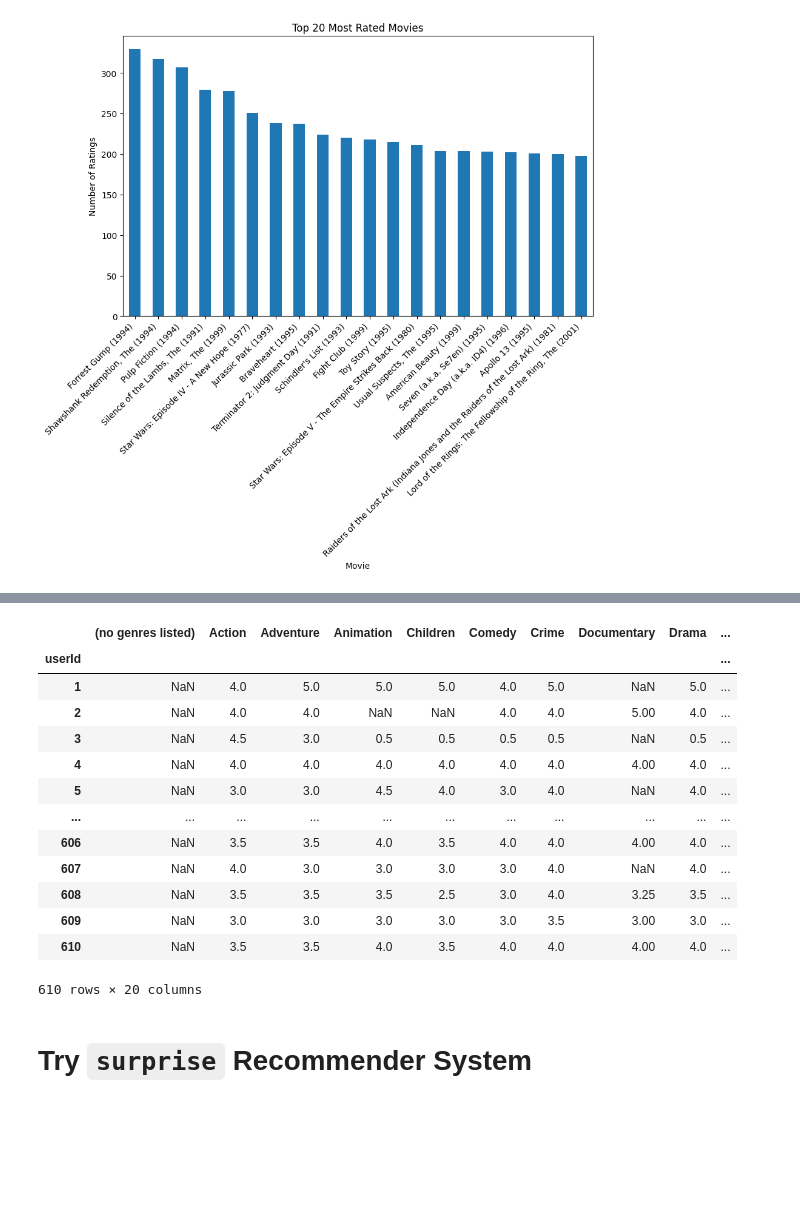
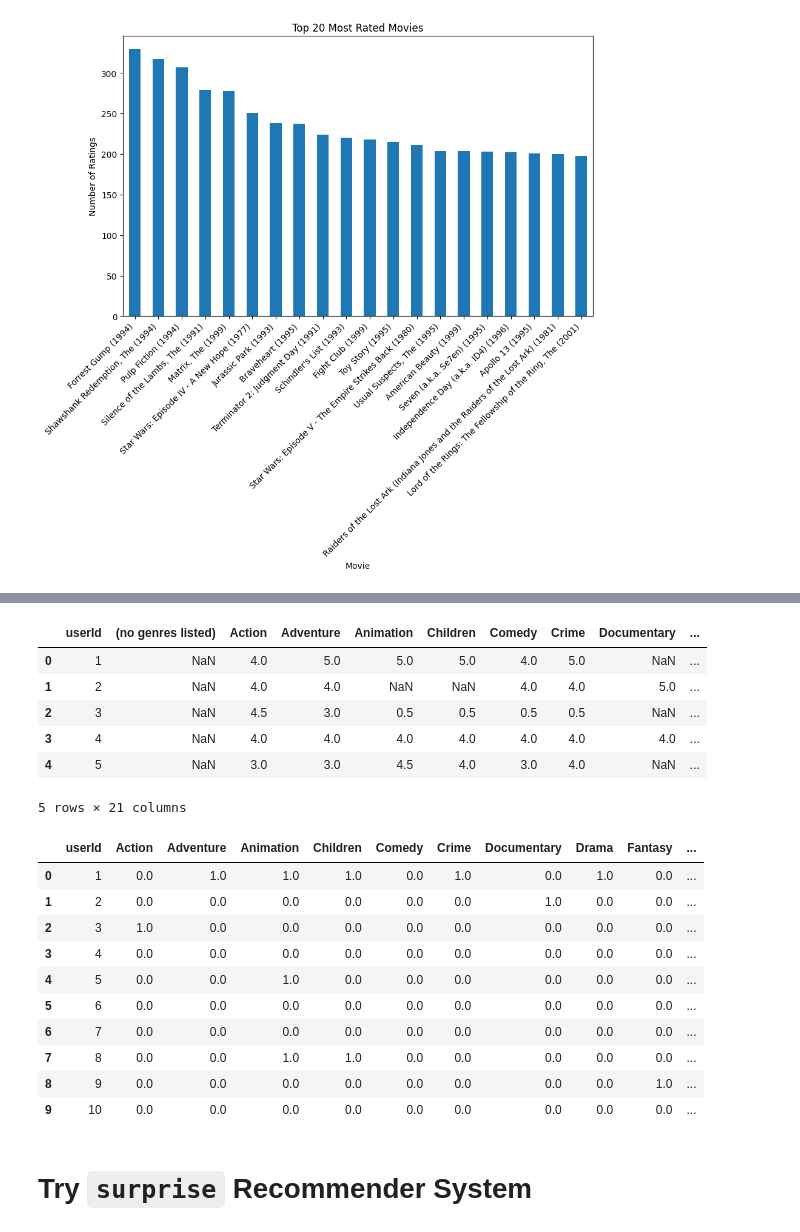
Before and after one commit to simonhui1/Recommendation_Systems, a Jupyter notebook: index.ipynb, the cells around one changed output, grey strips where cells are left out. Drawn from its saved outputs; the diff is of its cells as text; code cells hidden in the pictures; blank space fills up the shorter version.

Commit message:
genre preference

```diff
--- a/index.ipynb
+++ b/index.ipynb
@@ -298,29 +280,55 @@ plt.show()
 # %%
+# median values of individual users for each genre
 median_ratings = {}
 for genre in genre_names:
     median_ratings[genre] = movies.loc[movies[genre] == 1].groupby('userId')['rating'].median()
 
-median_ratings
+user_ratings_df = pd.DataFrame(median_ratings).reset_index()
+
+user_ratings_df.head()
+# %% [output]
+|  | userId | (no genres listed) | Action | Adventure | Animation | Children | Comedy | Crime | Documentary | ... |
+| 0 | 1 | NaN | 4.0 | 5.0 | 5.0 | 5.0 | 4.0 | 5.0 | NaN | ... |
+| 1 | 2 | NaN | 4.0 | 4.0 | NaN | NaN | 4.0 | 4.0 | 5.0 | ... |
+| 2 | 3 | NaN | 4.5 | 3.0 | 0.5 | 0.5 | 0.5 | 0.5 | NaN | ... |
+| 3 | 4 | NaN | 4.0 | 4.0 | 4.0 | 4.0 | 4.0 | 4.0 | 4.0 | ... |
+| 4 | 5 | NaN | 3.0 | 3.0 | 4.5 | 4.0 | 3.0 | 4.0 | NaN | ... |
+5 rows × 21 columns
-# %%
-# DF with median ratings per genre for all users
-user_ratings_df = pd.DataFrame(median_ratings)
-
-user_ratings_df
-# %% [output]
-|  | (no genres listed) | Action | Adventure | Animation | Children | Comedy | Crime | Documentary | Drama | ... |
-| userId |  |  |  |  |  |  |  |  |  | ... |
-| 1 | NaN | 4.0 | 5.0 | 5.0 | 5.0 | 4.0 | 5.0 | NaN | 5.0 | ... |
-| 2 | NaN | 4.0 | 4.0 | NaN | NaN | 4.0 | 4.0 | 5.00 | 4.0 | ... |
-| 3 | NaN | 4.5 | 3.0 | 0.5 | 0.5 | 0.5 | 0.5 | NaN | 0.5 | ... |
-| 4 | NaN | 4.0 | 4.0 | 4.0 | 4.0 | 4.0 | 4.0 | 4.00 | 4.0 | ... |
-| 5 | NaN | 3.0 | 3.0 | 4.5 | 4.0 | 3.0 | 4.0 | NaN | 4.0 | ... |
-| ... | ... | ... | ... | ... | ... | ... | ... | ... | ... | ... |
-| 606 | NaN | 3.5 | 3.5 | 4.0 | 3.5 | 4.0 | 4.0 | 4.00 | 4.0 | ... |
-| 607 | NaN | 4.0 | 3.0 | 3.0 | 3.0 | 3.0 | 4.0 | NaN | 4.0 | ... |
-| 608 | NaN | 3.5 | 3.5 | 3.5 | 2.5 | 3.0 | 4.0 | 3.25 | 3.5 | ... |
-| 609 | NaN | 3.0 | 3.0 | 3.0 | 3.0 | 3.0 | 3.5 | 3.00 | 3.0 | ... |
-| 610 | NaN | 3.5 | 3.5 | 4.0 | 3.5 | 4.0 | 4.0 | 4.00 | 4.0 | ... |
-610 rows × 20 columns
+# %%
+# preprocess to get the genre preference
+
+from sklearn.preprocessing import Binarizer
+
+threshold = 4.0
+
+# getting the genre columns only
+genre_columns = user_ratings_df.drop(["userId", "(no genres listed)"], axis=1).fillna(0)
+
+# fit and transform via Binarizer
+binarizer = Binarizer(threshold=threshold, copy=True)
+genre_columns = binarizer.fit_transform(genre_columns)
+
+# genre columns with preference
+genre_pref_df = pd.DataFrame(genre_columns, columns=binarizer.get_feature_names_out())
+
+# user Id column
+user_id = user_ratings_df['userId']
+
+# concatenate both
+genre_pref_df = pd.concat([user_ratings_df['userId'], genre_pref_df], axis=1)
+genre_pref_df.head(10)
+# %% [output]
+|  | userId | Action | Adventure | Animation | Children | Comedy | Crime | Documentary | Drama | Fantasy | ... |
+| 0 | 1 | 0.0 | 1.0 | 1.0 | 1.0 | 0.0 | 1.0 | 0.0 | 1.0 | 0.0 | ... |
+| 1 | 2 | 0.0 | 0.0 | 0.0 | 0.0 | 0.0 | 0.0 | 1.0 | 0.0 | 0.0 | ... |
+| 2 | 3 | 1.0 | 0.0 | 0.0 | 0.0 | 0.0 | 0.0 | 0.0 | 0.0 | 0.0 | ... |
+| 3 | 4 | 0.0 | 0.0 | 0.0 | 0.0 | 0.0 | 0.0 | 0.0 | 0.0 | 0.0 | ... |
+| 4 | 5 | 0.0 | 0.0 | 1.0 | 0.0 | 0.0 | 0.0 | 0.0 | 0.0 | 0.0 | ... |
+| 5 | 6 | 0.0 | 0.0 | 0.0 | 0.0 | 0.0 | 0.0 | 0.0 | 0.0 | 0.0 | ... |
+| 6 | 7 | 0.0 | 0.0 | 0.0 | 0.0 | 0.0 | 0.0 | 0.0 | 0.0 | 0.0 | ... |
+| 7 | 8 | 0.0 | 0.0 | 1.0 | 1.0 | 0.0 | 0.0 | 0.0 | 0.0 | 0.0 | ... |
+| 8 | 9 | 0.0 | 0.0 | 0.0 | 0.0 | 0.0 | 0.0 | 0.0 | 0.0 | 1.0 | ... |
+| 9 | 10 | 0.0 | 0.0 | 0.0 | 0.0 | 0.0 | 0.0 | 0.0 | 0.0 | 0.0 | ... |
 # %% [markdown]
 # Try `surprise` Recommender System
 # %% [markdown]
```
Also changed, not shown: parts of 12 cells of this notebook.
